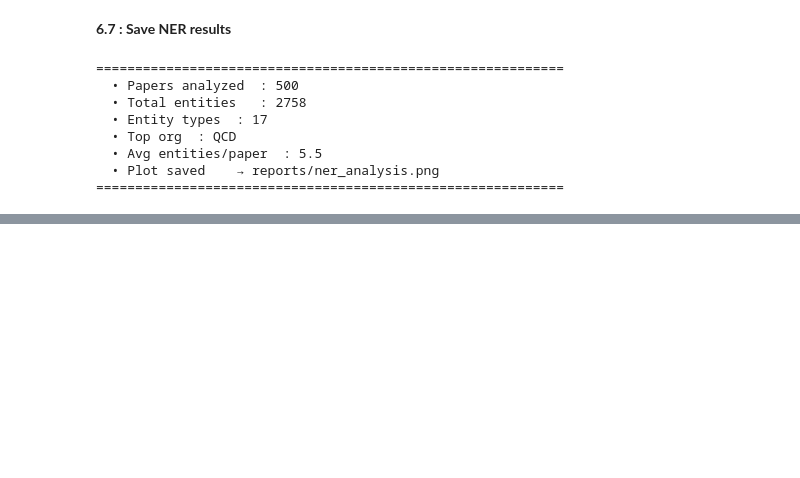
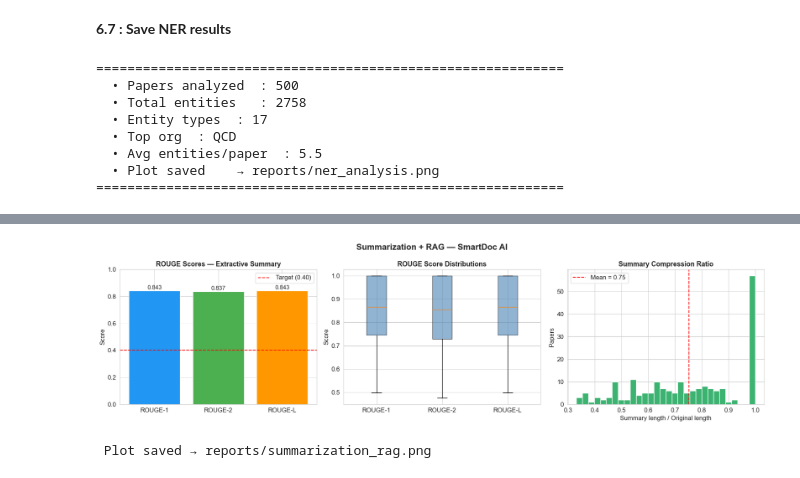
Before and after one commit to benameur21/SmartDoc-AI, a Jupyter notebook: smartdoc.ipynb, the cells around one changed output, grey strips where cells are left out. Saved outputs shown, nothing was run; the diff lists cells and outputs as text; code cells hidden in the pictures; blank space fills up the shorter version.

Commit message:
feat: add summarization and RAG module

```diff
--- a/smartdoc.ipynb
+++ b/smartdoc.ipynb
@@ -1218,0 +1329,20 @@ print("=" * 60)
+# %%
+
+embedder = SentenceTransformer('all-MiniLM-L6-v2')
+print("Model loaded : all-MiniLM-L6-v2")
+
+# Use 1000 papers for the index
+index_df = df.head(1000).copy()
+texts    = (index_df['title'] + ' ' + index_df['abstract']).tolist()
+
+print(f"\n Encoding {len(texts)} papers...")
+embeddings = embedder.encode(texts, show_progress_bar=True,batch_size=32)
+
+print(f"Embeddings shape : {embeddings.shape}")
+
+# Build FAISS index
+dimension  = embeddings.shape[1]
+faiss_index = faiss.IndexFlatL2(dimension)
+faiss_index.add(embeddings.astype('float32'))
+
+print(f"FAISS index built : {faiss_index.ntotal} vectors")
@@ -1218,0 +1425,59 @@ print("=" * 60)
+# %%
+fig, axes = plt.subplots(1, 3, figsize=(18, 5))
+
+# ROUGE scores comparison
+rouge_data = {
+    'ROUGE-1': np.mean(rouge1_scores),
+    'ROUGE-2': np.mean(rouge2_scores),
+    'ROUGE-L': np.mean(rougeL_scores)
+}
+bars = axes[0].bar(rouge_data.keys(), rouge_data.values(),
+                   color=['#2196F3','#4CAF50','#FF9800'],
+                   edgecolor='white')
+axes[0].set_title('ROUGE Scores — Extractive Summary',
+                  fontsize=13, fontweight='bold')
+axes[0].set_ylabel('Score')
+axes[0].set_ylim(0, 1)
+axes[0].axhline(0.4, color='red', linestyle='--',
+                label='Target (0.40)')
+axes[0].legend()
+for bar, val in zip(bars, rouge_data.values()):
+    axes[0].text(bar.get_x() + bar.get_width()/2,
+                 bar.get_height() + 0.01,
+                 f'{val:.3f}', ha='center', fontsize=11)
+
+# ROUGE score distributions
+axes[1].boxplot([rouge1_scores, rouge2_scores, rougeL_scores],
+                labels=['ROUGE-1','ROUGE-2','ROUGE-L'],
+                patch_artist=True,
+                boxprops=dict(facecolor='steelblue', alpha=0.6))
+axes[1].set_title('ROUGE Score Distributions',
+                  fontsize=13, fontweight='bold')
+axes[1].set_ylabel('Score')
+
+# Summary compression ratio
+sample_sum['compression'] = sample_sum.apply(
+    lambda r: len(r['summary'].split()) / len(r['abstract'].split())
+    if r['abstract'] else 0, axis=1
+)
+axes[2].hist(sample_sum['compression'], bins=30,
+             color='mediumseagreen', edgecolor='white')
+axes[2].axvline(sample_sum['compression'].mean(),
+                color='red', linestyle='--',
+                label=f"Mean = {sample_sum['compression'].mean():.2f}")
+axes[2].set_title('Summary Compression Ratio',
+                  fontsize=13, fontweight='bold')
+axes[2].set_xlabel('Summary length / Original length')
+axes[2].set_ylabel('Papers')
+axes[2].legend()
+
+plt.suptitle('Summarization + RAG — SmartDoc AI',
+             fontsize=16, fontweight='bold')
+plt.tight_layout()
+plt.savefig('reports/summarization_rag.png',
+            dpi=150, bbox_inches='tight')
+plt.show()
+print(" Plot saved → reports/summarization_rag.png")
+# %% [output]
+[figure, added]
+ Plot saved → reports/summarization_rag.png
```
Also changed, not shown: parts of 18 cells of this notebook, 6 other files.
